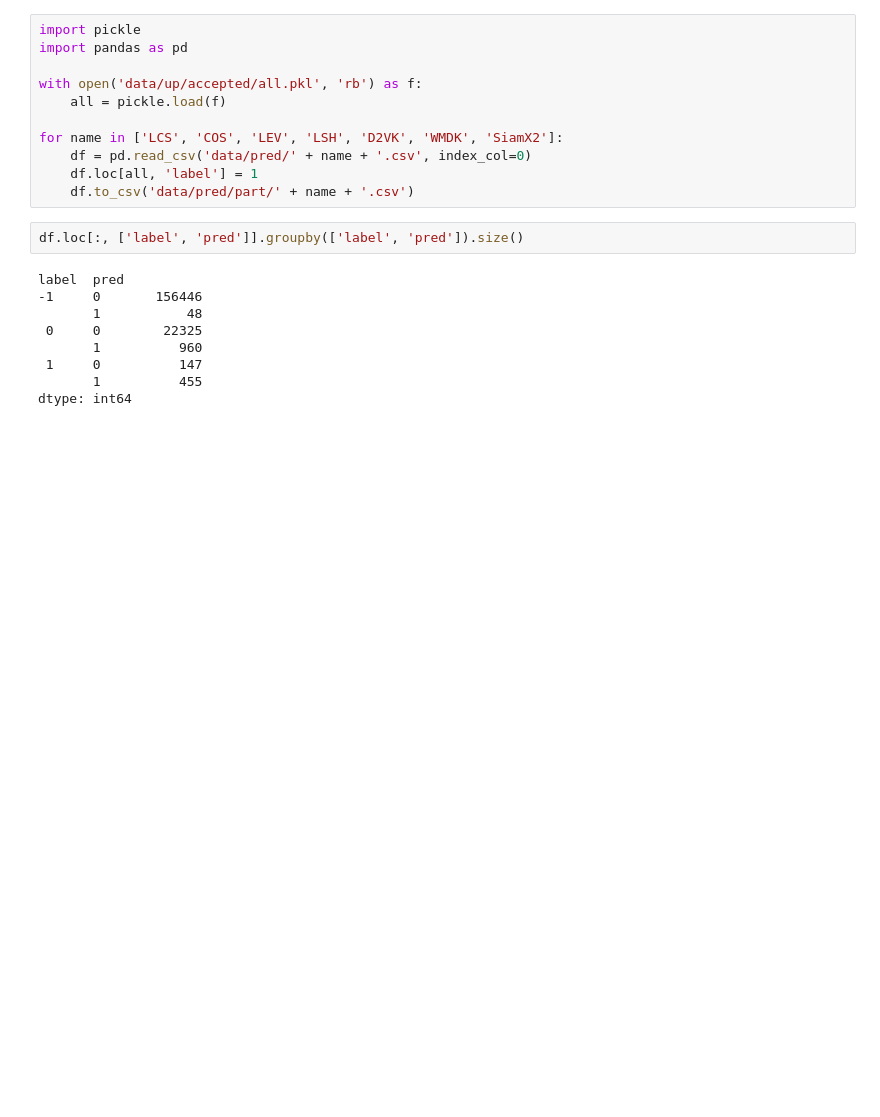
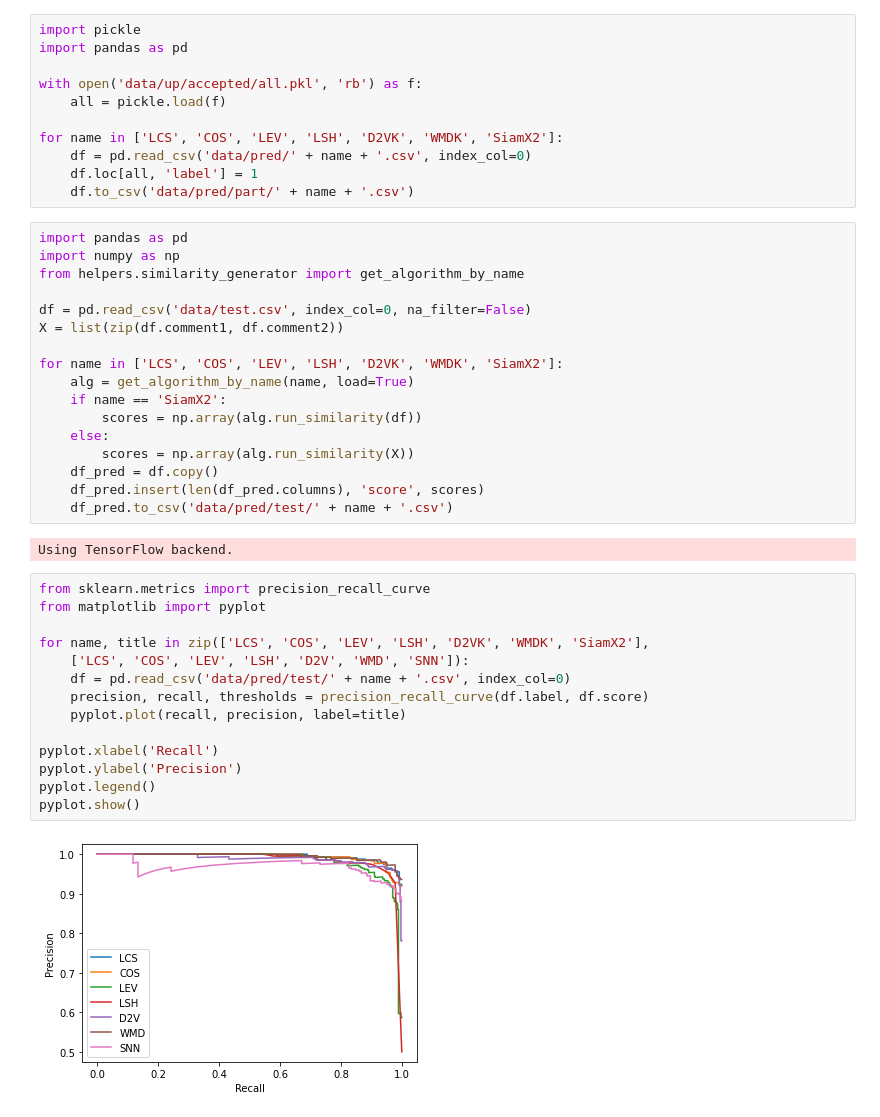
Before and after one commit to ekiuled/pairwise-similarities, a Jupyter notebook: f1.ipynb, the cells around one changed output. Saved outputs shown, nothing was run; the diff lists cells and outputs as text; blank space fills up the shorter version.

Commit message:
PR curve

```diff
--- a/f1.ipynb
+++ b/f1.ipynb
@@ -102,14 +102,38 @@ for name in ['LCS', 'COS', 'LEV', 'LSH', 'D2VK', 'WMDK', 'SiamX2']:
     df = pd.read_csv('data/pred/' + name + '.csv', index_col=0)
     df.loc[all, 'label'] = 1
     df.to_csv('data/pred/part/' + name + '.csv')
-# %%
-df.loc[:, ['label', 'pred']].groupby(['label', 'pred']).size()
-# %% [output]
-label  pred
--1     0       156446
-       1           48
- 0     0        22325
-       1          960
- 1     0          147
-       1          455
-dtype: int64
+# %%
+import pandas as pd
+import numpy as np
+from helpers.similarity_generator import get_algorithm_by_name
+
+df = pd.read_csv('data/test.csv', index_col=0, na_filter=False)
+X = list(zip(df.comment1, df.comment2))
+
+for name in ['LCS', 'COS', 'LEV', 'LSH', 'D2VK', 'WMDK', 'SiamX2']:
+    alg = get_algorithm_by_name(name, load=True)
+    if name == 'SiamX2':
+        scores = np.array(alg.run_similarity(df))
+    else:
+        scores = np.array(alg.run_similarity(X))
+    df_pred = df.copy()
+    df_pred.insert(len(df_pred.columns), 'score', scores)
+    df_pred.to_csv('data/pred/test/' + name + '.csv')
+# %% [output]
+Using TensorFlow backend.
+# %%
+from sklearn.metrics import precision_recall_curve
+from matplotlib import pyplot
+
+for name, title in zip(['LCS', 'COS', 'LEV', 'LSH', 'D2VK', 'WMDK', 'SiamX2'],
+    ['LCS', 'COS', 'LEV', 'LSH', 'D2V', 'WMD', 'SNN']):
+    df = pd.read_csv('data/pred/test/' + name + '.csv', index_col=0)
+    precision, recall, thresholds = precision_recall_curve(df.label, df.score)
+    pyplot.plot(recall, precision, label=title)
+
+pyplot.xlabel('Recall')
+pyplot.ylabel('Precision')
+pyplot.legend()
+pyplot.show()
+# %% [output]
+[figure, added]
```
Also changed, not shown: 2 other files.
